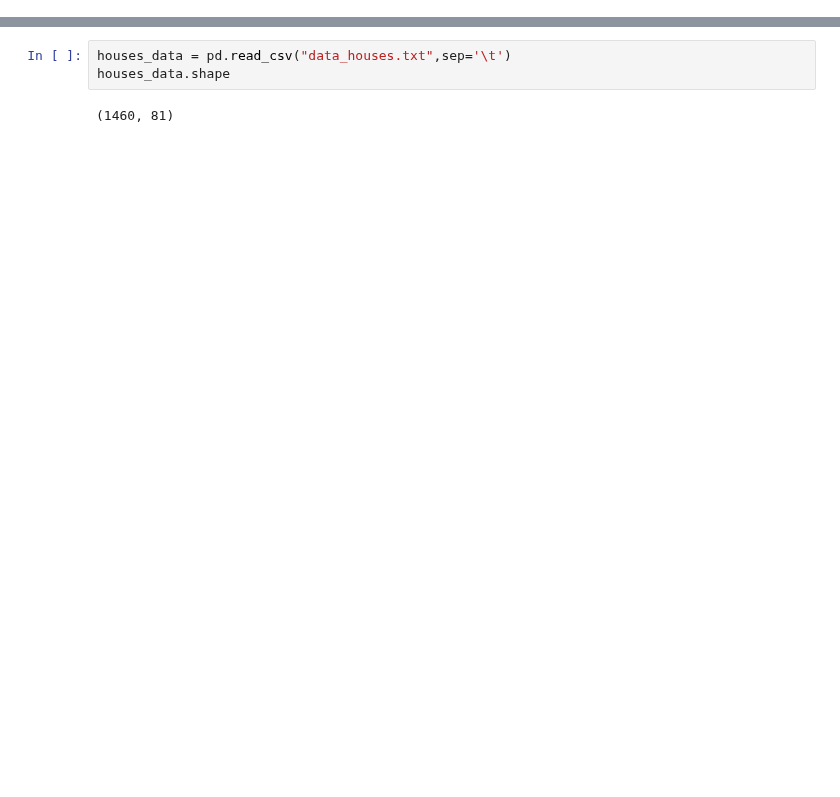
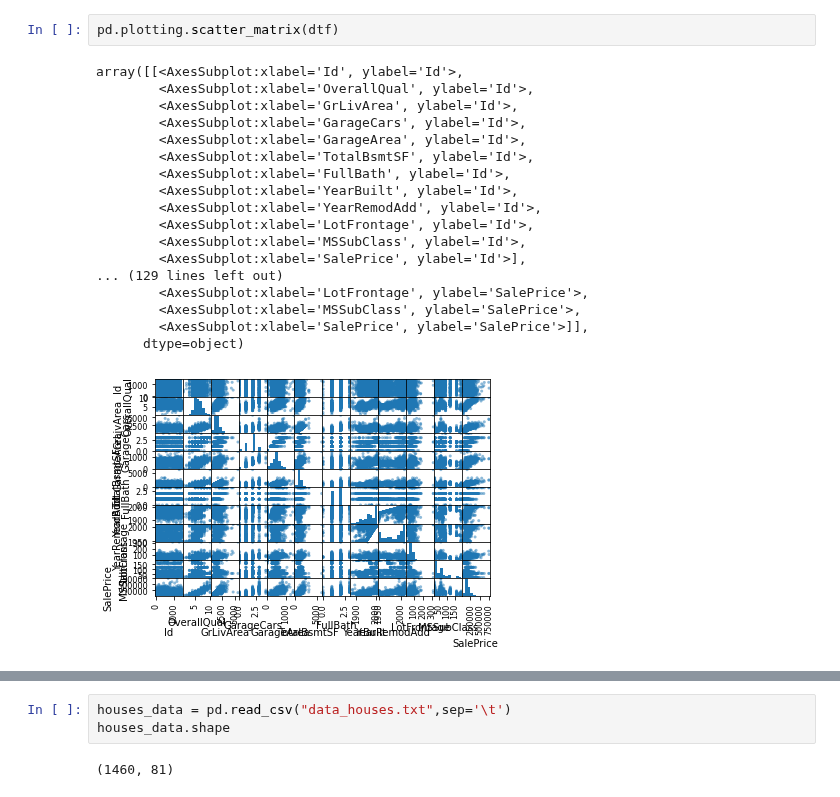
Before and after one commit to raj-shr-git/AAIC_Practice, a Jupyter notebook: MODULES/Module_2/Module_2_Regression/Untitled.ipynb, the cells around one changed output, grey strips where cells are left out. Saved outputs shown, nothing was run; the diff lists cells and outputs as text; blank space fills up the shorter version.

```diff
--- a/MODULES/Module_2/Module_2_Regression/Untitled.ipynb
+++ b/MODULES/Module_2/Module_2_Regression/Untitled.ipynb
@@ -5,0 +475,21 @@ import seaborn as sns
+# %%
+pd.plotting.scatter_matrix(dtf)
+# %% [output]
+array([[<AxesSubplot:xlabel='Id', ylabel='Id'>,
+        <AxesSubplot:xlabel='OverallQual', ylabel='Id'>,
+        <AxesSubplot:xlabel='GrLivArea', ylabel='Id'>,
+        <AxesSubplot:xlabel='GarageCars', ylabel='Id'>,
+        <AxesSubplot:xlabel='GarageArea', ylabel='Id'>,
+        <AxesSubplot:xlabel='TotalBsmtSF', ylabel='Id'>,
+        <AxesSubplot:xlabel='FullBath', ylabel='Id'>,
+        <AxesSubplot:xlabel='YearBuilt', ylabel='Id'>,
+        <AxesSubplot:xlabel='YearRemodAdd', ylabel='Id'>,
+        <AxesSubplot:xlabel='LotFrontage', ylabel='Id'>,
+        <AxesSubplot:xlabel='MSSubClass', ylabel='Id'>,
+        <AxesSubplot:xlabel='SalePrice', ylabel='Id'>],
+... (129 lines left out)
+        <AxesSubplot:xlabel='LotFrontage', ylabel='SalePrice'>,
+        <AxesSubplot:xlabel='MSSubClass', ylabel='SalePrice'>,
+        <AxesSubplot:xlabel='SalePrice', ylabel='SalePrice'>]],
+      dtype=object)
+[figure, added]
```
Also changed, not shown: parts of 64 cells of this notebook, 8 other files.
